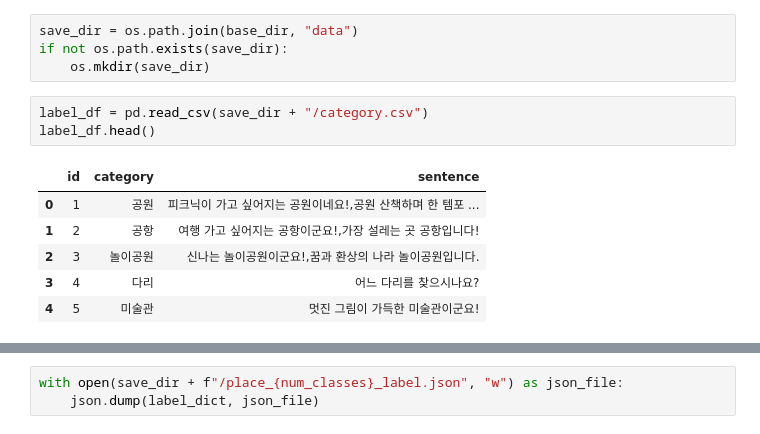
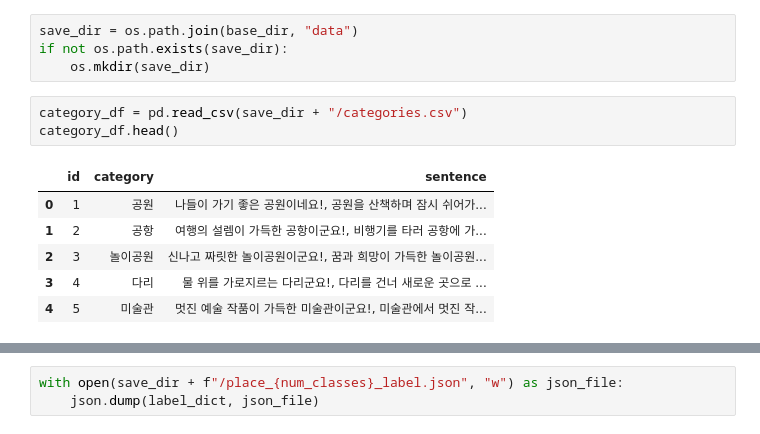
Before and after one commit to kec0130/UDIGO_CLASSIFIER, a Jupyter notebook: notebooks/make_tfrecord_split_and_shuffle.ipynb, the cells around one changed output, grey strips where cells are left out. Saved outputs shown, nothing was run; the diff lists cells and outputs as text.

Commit message:
update label dict

```diff
--- a/notebooks/make_tfrecord_split_n_shuffle.ipynb
+++ b/notebooks/make_tfrecord_split_and_shuffle.ipynb
@@ -27,12 +27,12 @@ save_dir = os.path.join(base_dir, "data")
 if not os.path.exists(save_dir):
     os.mkdir(save_dir)
 # %%
-label_df = pd.read_csv(save_dir + "/category.csv")
-label_df.head()
+category_df = pd.read_csv(save_dir + "/categories.csv")
+category_df.head()
 # %% [output]
 |  | id | category | sentence |
-| 0 | 1 | 공원 | 피크닉이 가고 싶어지는 공원이네요!,공원 산책하며 한 템포 ... |
-| 1 | 2 | 공항 | 여행 가고 싶어지는 공항이군요!,가장 설레는 곳 공항입니다! |
-| 2 | 3 | 놀이공원 | 신나는 놀이공원이군요!,꿈과 환상의 나라 놀이공원입니다. |
-| 3 | 4 | 다리 | 어느 다리를 찾으시나요? |
-| 4 | 5 | 미술관 | 멋진 그림이 가득한 미술관이군요! |
+| 0 | 1 | 공원 | 나들이 가기 좋은 공원이네요!, 공원을 산책하며 잠시 쉬어가... |
+| 1 | 2 | 공항 | 여행의 설렘이 가득한 공항이군요!, 비행기를 타러 공항에 가... |
+| 2 | 3 | 놀이공원 | 신나고 짜릿한 놀이공원이군요!, 꿈과 희망이 가득한 놀이공원... |
+| 3 | 4 | 다리 | 물 위를 가로지르는 다리군요!, 다리를 건너 새로운 곳으로 ... |
+| 4 | 5 | 미술관 | 멋진 예술 작품이 가득한 미술관이군요!, 미술관에서 멋진 작... |
```
Also changed, not shown: parts of 7 cells of this notebook.
